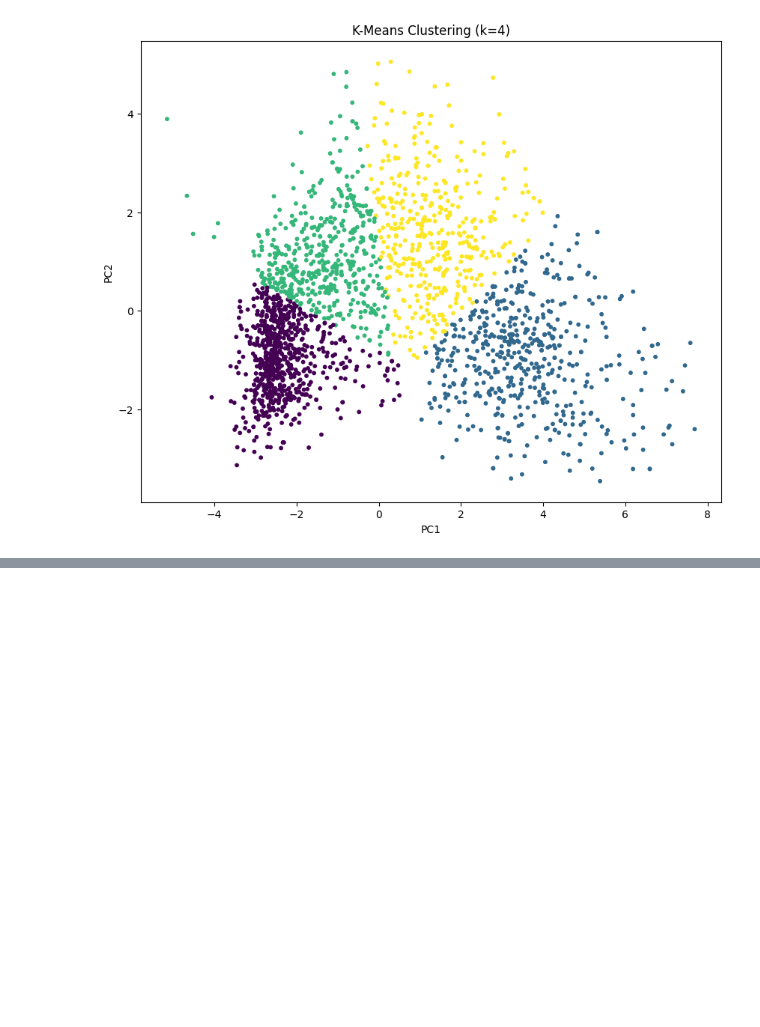
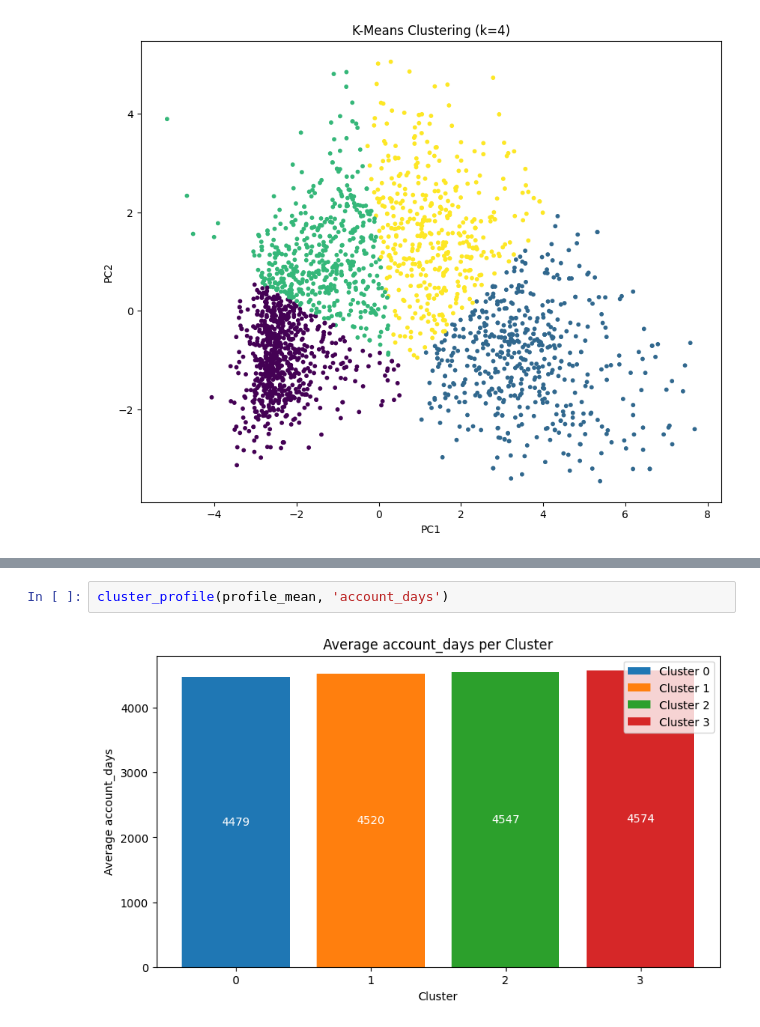
Before and after one commit to plamensve/k-means-clustering, a Jupyter notebook: 02_exaples.ipynb, the cells around one changed output, grey strips where cells are left out. Drawn from its saved outputs; the diff is of its cells as text; blank space fills up the shorter version.

```diff
--- a/02_exaples.ipynb
+++ b/02_exaples.ipynb
@@ -327,0 +392,4 @@ plt.show()
+# %%
+cluster_profile(profile_mean, 'account_days')
+# %% [output]
+[figure, added]
```
Also changed, not shown: parts of 7 cells of this notebook.
